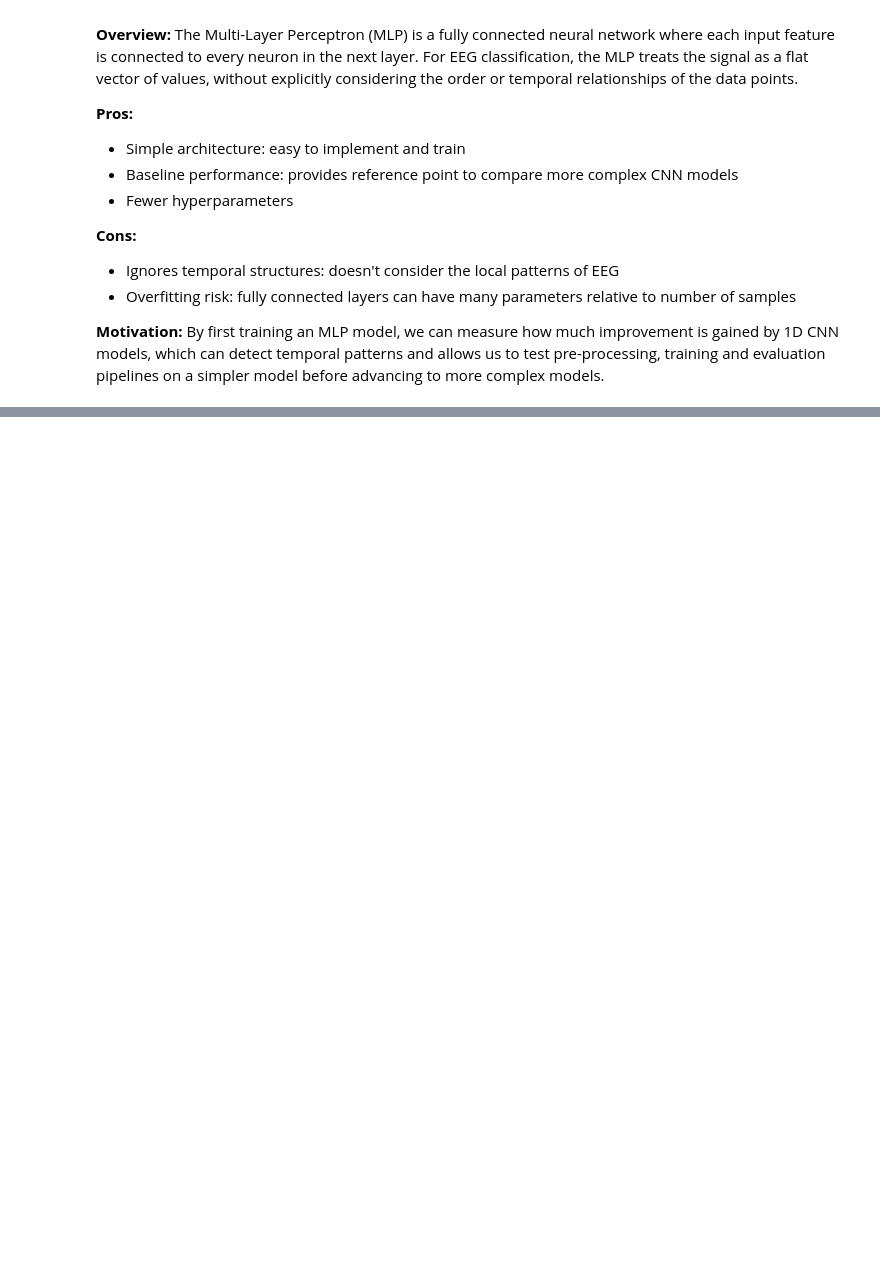
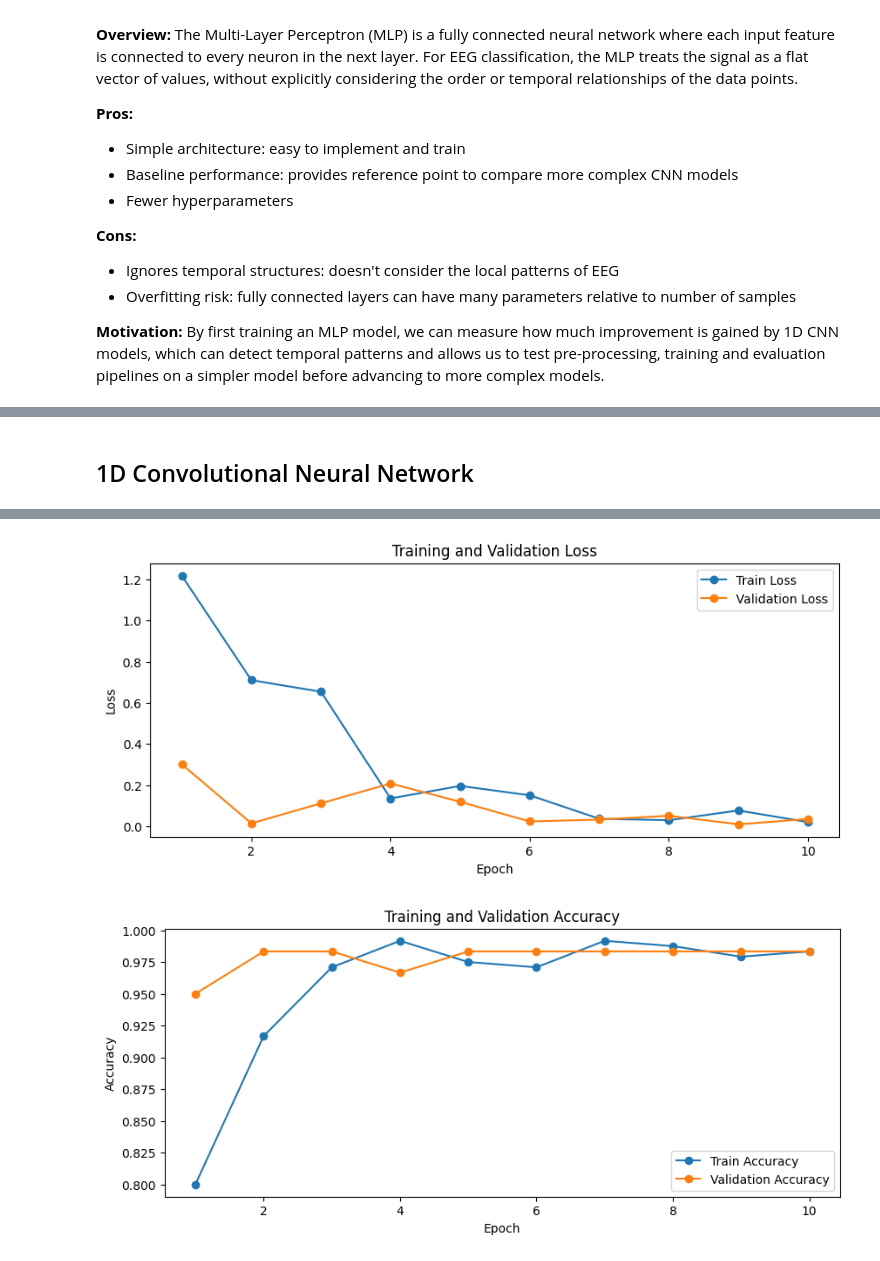
Before and after one commit to nmarryatt/EEG-Seizure-Classification, a Jupyter notebook: notebooks/EEG_seizure_classification.ipynb, the cells around one changed output, grey strips where cells are left out. Drawn from its saved outputs; the diff is of its cells as text; code cells hidden in the pictures; blank space fills up the shorter version.

```diff
--- a/notebooks/EEG_seizure_classification.ipynb
+++ b/notebooks/EEG_seizure_classification.ipynb
@@ -178,0 +231,49 @@ Epoch 10/10 | Train Loss: 0.4062, Train Acc: 0.9850 | Val Loss: 0.6752, Val Acc:
+# %% [markdown]
+## 1D Convolutional Neural Network
+# %%
+# Re-define torch tensors with additional dimension
+X_train_torch = torch.tensor(X_train, dtype=torch.float32).unsqueeze(1)  # (n_samples, 1, 4097)
+X_test_torch = torch.tensor(X_test, dtype=torch.float32).unsqueeze(1)
+y_train_torch = torch.tensor(y_train, dtype=torch.long)
+y_test_torch = torch.tensor(y_test, dtype=torch.long)
+
+# Create TensorDatasets
+train_ds = TensorDataset(X_train_torch, y_train_torch)
+test_ds = TensorDataset(X_test_torch, y_test_torch)
+
+# Create DataLoaders
+train_loader = DataLoader(train_ds, batch_size=32, shuffle=True)
+test_loader = DataLoader(test_ds, batch_size=32)
+# %%
+# calculate class weights- penalise misclassifying seizures more heavily
+class_counts = np.bincount(y_train)
+class_weights = 1. / class_counts
+weights = torch.tensor(class_weights, dtype=torch.float32).to(device)
+
+
+device = torch.device("cuda" if torch.cuda.is_available() else "cpu")
+model = simple_EEG_CNN().to(device)
+criterion = nn.CrossEntropyLoss(weight=weights)
+optimizer = optim.Adam(model.parameters(), lr=1e-3) # define optimisation algorithm
+
+epochs = 10 # train the model for 10 full passes
+
+train_losses = []
+train_accuracies = []
+val_losses = []
+val_accuracies = []
+
+# train and evaluate each epoch
+for epoch in range(epochs):
+    train_loss, train_acc = train(model, train_loader, criterion, optimizer, device)
+    val_loss, val_acc = evaluate(model, test_loader, criterion, device)
+    train_losses.append(train_loss)
+    train_accuracies.append(train_acc)
+    val_losses.append(val_loss)
+    val_accuracies.append(val_acc)
+    print(f"Epoch {epoch+1}/{epochs} | "
+          f"Train Loss: {train_loss:.4f}, Train Acc: {train_acc:.4f} | "
+          f"Val Loss: {val_loss:.4f}, Val Acc: {val_acc:.4f}")
+
+plot_training_history(train_losses, val_losses, train_accuracies, val_accuracies, epochs=None)
+# %% [output]
@@ -178,0 +290,2 @@ Epoch 10/10 | Train Loss: 0.4062, Train Acc: 0.9850 | Val Loss: 0.6752, Val Acc:
+[figure, added]
+[figure, added]
```
Also changed, not shown: parts of 10 cells of this notebook, 1 other file.
